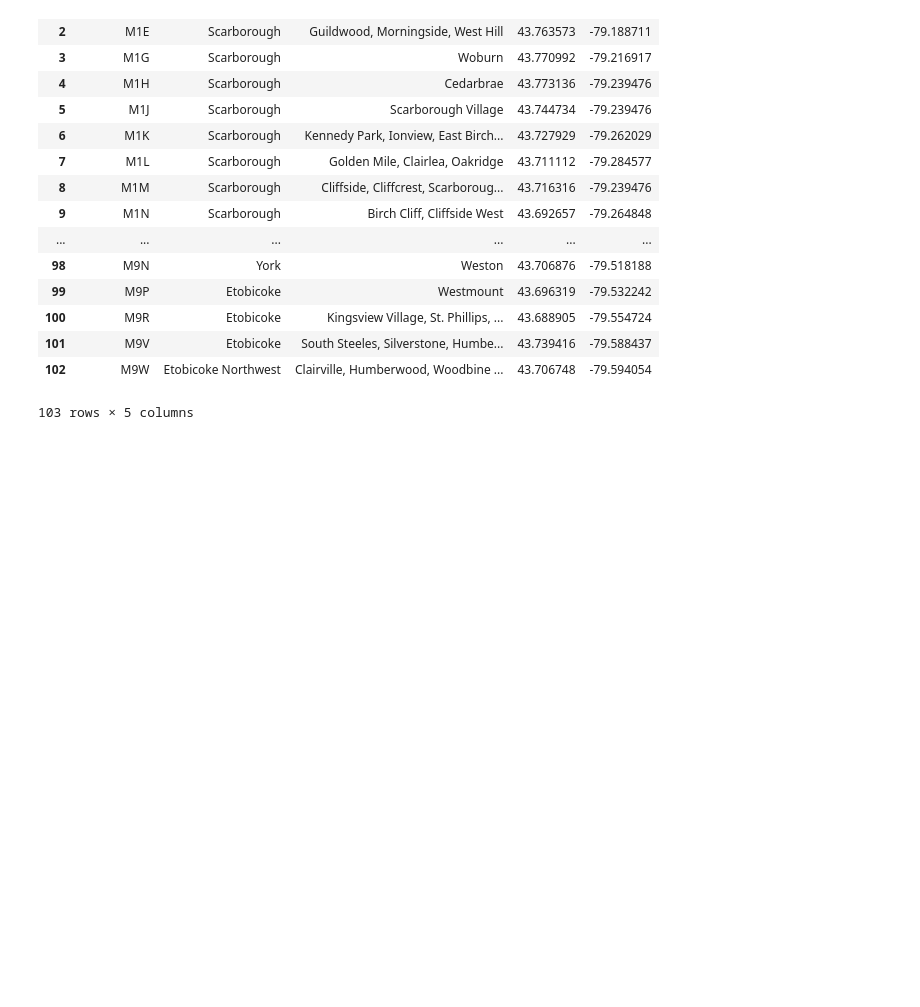
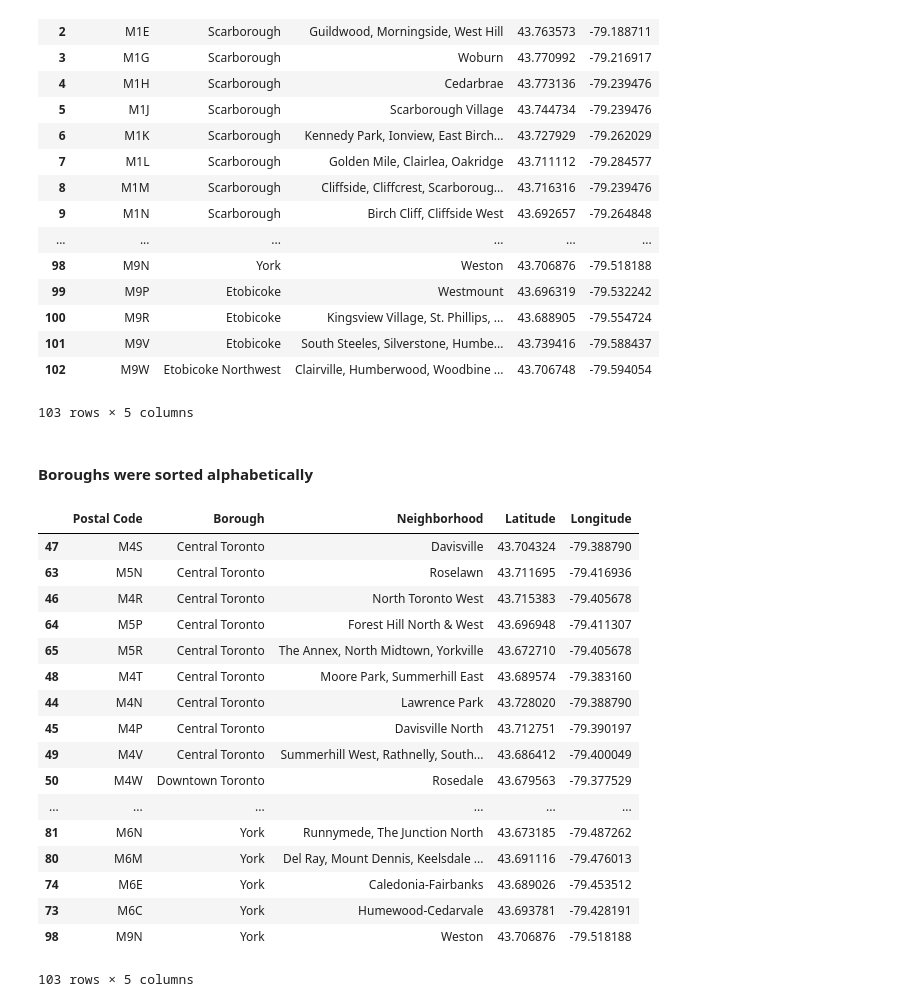
Before and after one commit to timcayanga/Coursera_Capstone, a Jupyter notebook: Coursera_Capstone.ipynb, the cells around one changed output. Saved outputs shown, nothing was run; the diff lists cells and outputs as text; code cells hidden in the pictures; blank space fills up the shorter version.

```diff
--- a/Coursera_Capstone.ipynb
+++ b/Coursera_Capstone.ipynb
@@ -178,7 +178,7 @@ df_data_1.head()
 # %%
 df1 = pd.DataFrame(df_data_1)
 # %%
-df2 = pd.concat([df, df1], axis = 1, sort = False)
+df2 = pd.concat([df, df1], axis = 1, sort = 'False')
 df2
 # %% [output]
 |  | Postal Code | Borough | Neighborhood | Postal Code | Latitude | Longitude |
@@ -222,3 +222,28 @@ df2
 | 101 | M9V | Etobicoke | South Steeles, Silverstone, Humbe... | 43.739416 | -79.588437 |
 | 102 | M9W | Etobicoke Northwest | Clairville, Humberwood, Woodbine ... | 43.706748 | -79.594054 |
 103 rows × 5 columns
+# %%
+df2 = df2.sort_values(['Borough'], ascending=True)
+# %% [markdown]
+#### Boroughs were sorted alphabetically
+# %%
+df2
+# %% [output]
+|  | Postal Code | Borough | Neighborhood | Latitude | Longitude |
+| 47 | M4S | Central Toronto | Davisville | 43.704324 | -79.388790 |
+| 63 | M5N | Central Toronto | Roselawn | 43.711695 | -79.416936 |
+| 46 | M4R | Central Toronto | North Toronto West | 43.715383 | -79.405678 |
+| 64 | M5P | Central Toronto | Forest Hill North & West | 43.696948 | -79.411307 |
+| 65 | M5R | Central Toronto | The Annex, North Midtown, Yorkville | 43.672710 | -79.405678 |
+| 48 | M4T | Central Toronto | Moore Park, Summerhill East | 43.689574 | -79.383160 |
+| 44 | M4N | Central Toronto | Lawrence Park | 43.728020 | -79.388790 |
+| 45 | M4P | Central Toronto | Davisville North | 43.712751 | -79.390197 |
+| 49 | M4V | Central Toronto | Summerhill West, Rathnelly, South... | 43.686412 | -79.400049 |
+| 50 | M4W | Downtown Toronto | Rosedale | 43.679563 | -79.377529 |
+| ... | ... | ... | ... | ... | ... |
+| 81 | M6N | York | Runnymede, The Junction North | 43.673185 | -79.487262 |
+| 80 | M6M | York | Del Ray, Mount Dennis, Keelsdale ... | 43.691116 | -79.476013 |
+| 74 | M6E | York | Caledonia-Fairbanks | 43.689026 | -79.453512 |
+| 73 | M6C | York | Humewood-Cedarvale | 43.693781 | -79.428191 |
+| 98 | M9N | York | Weston | 43.706876 | -79.518188 |
+103 rows × 5 columns
```
Also changed, not shown: parts of 4 cells of this notebook.
